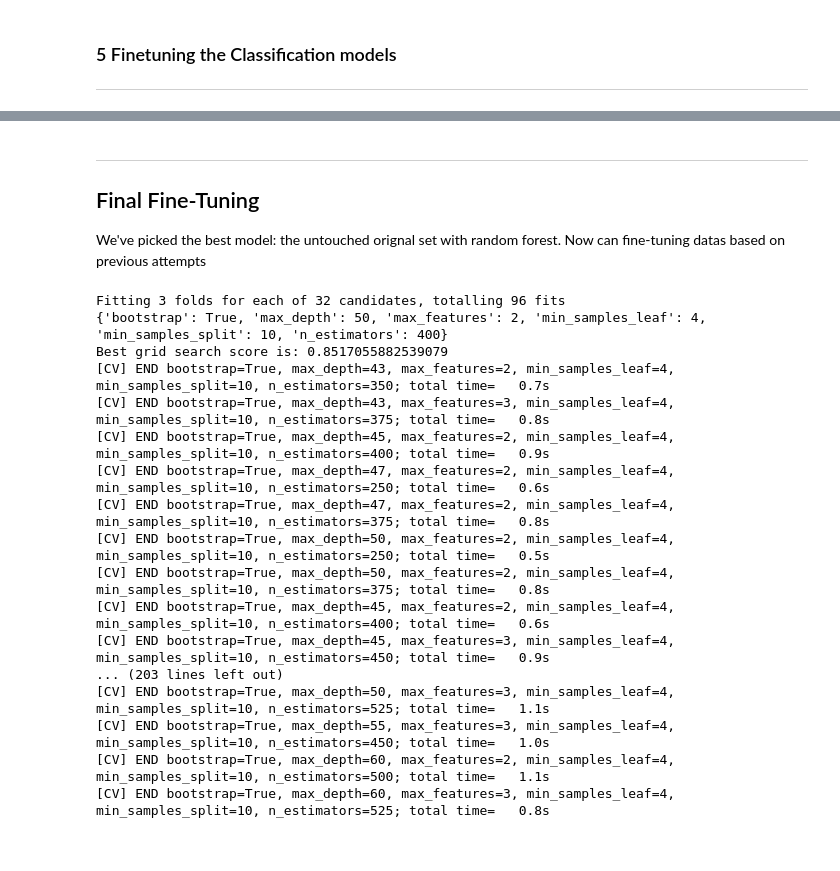
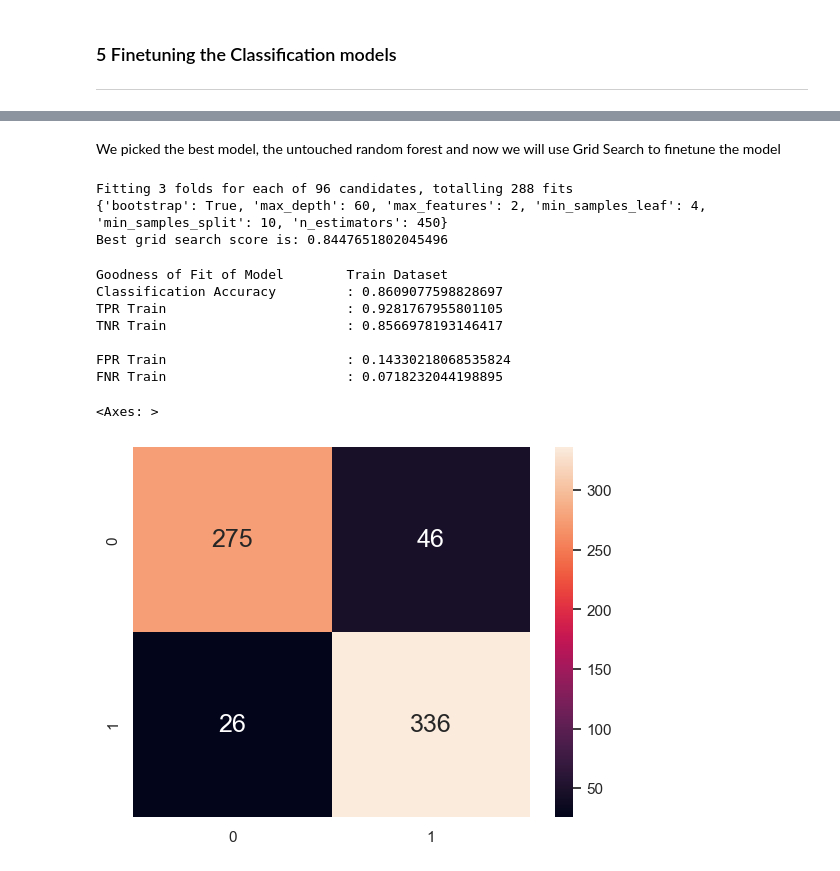
Before and after one commit to yukunf/SC1015-miniproject, a Jupyter notebook: Modeling_FineTuning.ipynb, the cells around one changed output, grey strips where cells are left out. Cells and saved outputs as stored; diff of their text form; code cells hidden in the pictures.

```diff
--- a/Modeling_FineTuning.ipynb
+++ b/Modeling_FineTuning.ipynb
@@ -1023,8 +700,5 @@ Best grid search score is: 0.8292253153998541
-# %% [markdown]
----
-## Final Fine-Tuning
-
-We've picked the best model: the untouched orignal set with random forest. Now can fine-tuning datas based on previous attempts
+# %% [markdown]
+We picked the best model, the untouched random forest and now we will use Grid Search to finetune the model
 # %%
 # Extract Response and Predictors
 predictors = ["num_standard__Age", "num_standard__MaxHR", "cat_ordinal__ChestPainType", "cat_ordinal__ExerciseAngina", "cat_onehot__ST_Slope_Flat", "cat_ordinal__ChestPainType","remainder__Oldpeak"]
@@ -1052,7 +726,7 @@ from sklearn.model_selection import GridSearchCV
 param_grid = {
     'bootstrap': [True],
     'max_depth': [45,50,55,60],
-    'max_features': [2,3],
+    'max_features': [2,3,4,5,6,7],
     'min_samples_leaf': [4],
     'min_samples_split': [10],
     'n_estimators': [400,450,500,525]
@@ -1068,20 +742,48 @@ grid_search.best_params_
 print (grid_search.best_params_)
 print('Best grid search score is: '+str(grid_search.best_score_))
 # %% [output]
-Fitting 3 folds for each of 32 candidates, totalling 96 fits
-{'bootstrap': True, 'max_depth': 50, 'max_features': 2, 'min_samples_leaf': 4, 'min_samples_split': 10, 'n_estimators': 400}
-Best grid search score is: 0.8517055882539079
-[CV] END bootstrap=True, max_depth=43, max_features=2, min_samples_leaf=4, min_samples_split=10, n_estimators=350; total time=   0.7s
-[CV] END bootstrap=True, max_depth=43, max_features=3, min_samples_leaf=4, min_samples_split=10, n_estimators=375; total time=   0.8s
-[CV] END bootstrap=True, max_depth=45, max_features=2, min_samples_leaf=4, min_samples_split=10, n_estimators=400; total time=   0.9s
-[CV] END bootstrap=True, max_depth=47, max_features=2, min_samples_leaf=4, min_samples_split=10, n_estimators=250; total time=   0.6s
-[CV] END bootstrap=True, max_depth=47, max_features=2, min_samples_leaf=4, min_samples_split=10, n_estimators=375; total time=   0.8s
-[CV] END bootstrap=True, max_depth=50, max_features=2, min_samples_leaf=4, min_samples_split=10, n_estimators=250; total time=   0.5s
-[CV] END bootstrap=True, max_depth=50, max_features=2, min_samples_leaf=4, min_samples_split=10, n_estimators=375; total time=   0.8s
-[CV] END bootstrap=True, max_depth=45, max_features=2, min_samples_leaf=4, min_samples_split=10, n_estimators=400; total time=   0.6s
-[CV] END bootstrap=True, max_depth=45, max_features=3, min_samples_leaf=4, min_samples_split=10, n_estimators=450; total time=   0.9s
-... (203 lines left out)
-[CV] END bootstrap=True, max_depth=50, max_features=3, min_samples_leaf=4, min_samples_split=10, n_estimators=525; total time=   1.1s
-[CV] END bootstrap=True, max_depth=55, max_features=3, min_samples_leaf=4, min_samples_split=10, n_estimators=450; total time=   1.0s
-[CV] END bootstrap=True, max_depth=60, max_features=2, min_samples_leaf=4, min_samples_split=10, n_estimators=500; total time=   1.1s
-[CV] END bootstrap=True, max_depth=60, max_features=3, min_samples_leaf=4, min_samples_split=10, n_estimators=525; total time=   0.8s
+Fitting 3 folds for each of 96 candidates, totalling 288 fits
+{'bootstrap': True, 'max_depth': 60, 'max_features': 2, 'min_samples_leaf': 4, 'min_samples_split': 10, 'n_estimators': 450}
+Best grid search score is: 0.8447651802045496
+# %%
+# Create the Random Forest object
+rforest=RandomForestClassifier(max_depth=60,max_features=2,min_samples_leaf=4,min_samples_split=10,n_estimators=450)
+rforest.fit(X_train, y_train)
+
+
+# Import confusion_matrix from Scikit-Learn
+from sklearn.metrics import confusion_matrix
+
+# Predict the Response corresponding to Predictors
+y_train_pred = rforest.predict(X_train)
+
+# Print classification accuracy
+print("Goodness of Fit of Model \tTrain Dataset")
+print("Classification Accuracy \t:", dectree.score(X_train, y_train))
+cmTrain = confusion_matrix(y_train, y_train_pred)
+tpTrain = cmTrain[1][1] # True Positives : Good (1) predicted Good (1)
+fpTrain = cmTrain[0][1] # False Positives : Bad (0) predicted Good (1)
+tnTrain = cmTrain[0][0] # True Negatives : Bad (0) predicted Bad (0)
+fnTrain = cmTrain[1][0] # False Negatives : Good (1) predicted Bad (0)
+
+print("TPR Train \t\t\t:", (tpTrain/(tpTrain + fnTrain)))
+print("TNR Train \t\t\t:", (tnTrain/(tnTrain + fpTrain)))
+print()
+
+print("FPR Train \t\t\t:", (fpTrain/(tnTrain + fpTrain)))
+print("FNR Train \t\t\t:", (fnTrain/(tpTrain + fnTrain)))
+print()
+
+# Plot the two-way Confusion Matrix
+sb.heatmap(confusion_matrix(y_train, y_train_pred),
+           annot = True, fmt=".0f", annot_kws={"size": 18})
+# %% [output]
+Goodness of Fit of Model        Train Dataset
+Classification Accuracy         : 0.8609077598828697
+TPR Train                       : 0.9281767955801105
+TNR Train                       : 0.8566978193146417
+
+FPR Train                       : 0.14330218068535824
+FNR Train                       : 0.0718232044198895
+<Axes: >
+[figure, added]
```
Also changed, not shown: parts of 21 cells of this notebook.
